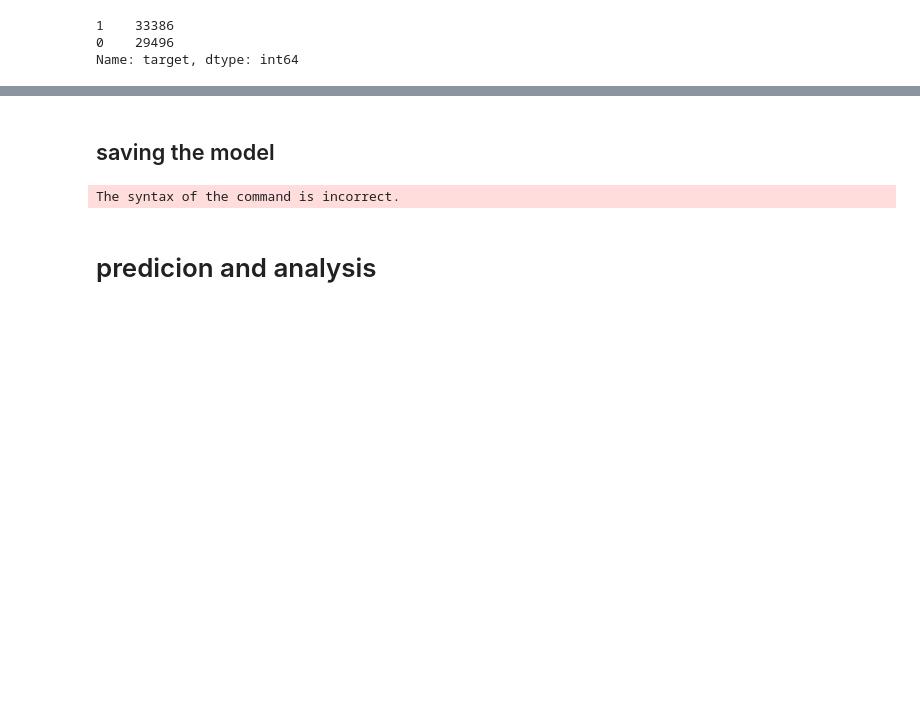
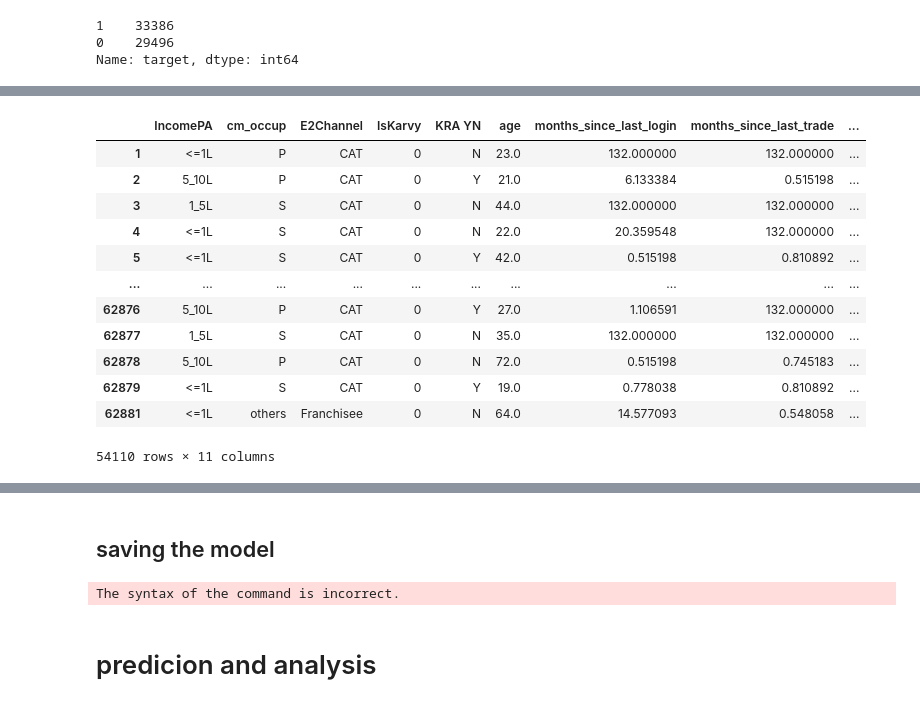
Before and after one commit to shineiifl/referral_propensity_model, a Jupyter notebook: notebooks/model_training.ipynb, the cells around one changed output, grey strips where cells are left out. Drawn from its saved outputs; the diff is of its cells as text; code cells hidden in the pictures; blank space fills up the shorter version.

```diff
--- a/notebooks/model_training.ipynb
+++ b/notebooks/model_training.ipynb
@@ -80,3 +86,19 @@ y = df_model["target"]
+# %%
+X
+# %% [output]
+|  | IncomePA | cm_occup | E2Channel | IsKarvy | KRA YN | age | months_since_last_login | months_since_last_trade | ... |
+| 1 | <=1L | P | CAT | 0 | N | 23.0 | 132.000000 | 132.000000 | ... |
+| 2 | 5_10L | P | CAT | 0 | Y | 21.0 | 6.133384 | 0.515198 | ... |
+| 3 | 1_5L | S | CAT | 0 | N | 44.0 | 132.000000 | 132.000000 | ... |
+| 4 | <=1L | S | CAT | 0 | N | 22.0 | 20.359548 | 132.000000 | ... |
+| 5 | <=1L | S | CAT | 0 | Y | 42.0 | 0.515198 | 0.810892 | ... |
+| ... | ... | ... | ... | ... | ... | ... | ... | ... | ... |
+| 62876 | 5_10L | P | CAT | 0 | Y | 27.0 | 1.106591 | 132.000000 | ... |
+| 62877 | 1_5L | S | CAT | 0 | N | 35.0 | 132.000000 | 132.000000 | ... |
+| 62878 | 5_10L | P | CAT | 0 | N | 72.0 | 0.515198 | 0.745183 | ... |
+| 62879 | <=1L | S | CAT | 0 | Y | 19.0 | 0.778038 | 0.810892 | ... |
+| 62881 | <=1L | others | Franchisee | 0 | N | 64.0 | 14.577093 | 0.548058 | ... |
+54110 rows × 11 columns
 # %%
 
 # train test split
```
Also changed, not shown: parts of 5 cells of this notebook, 13 other files.
